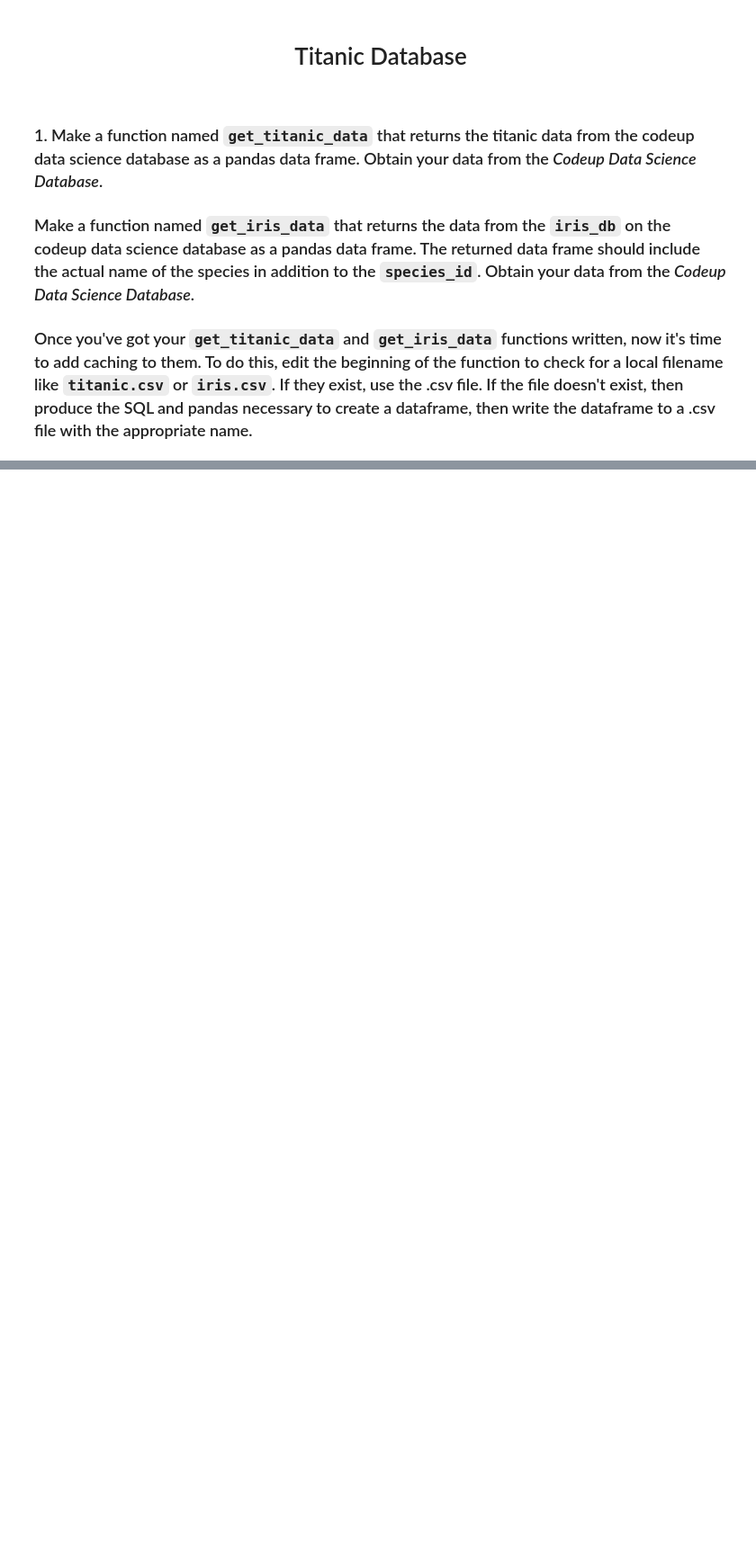
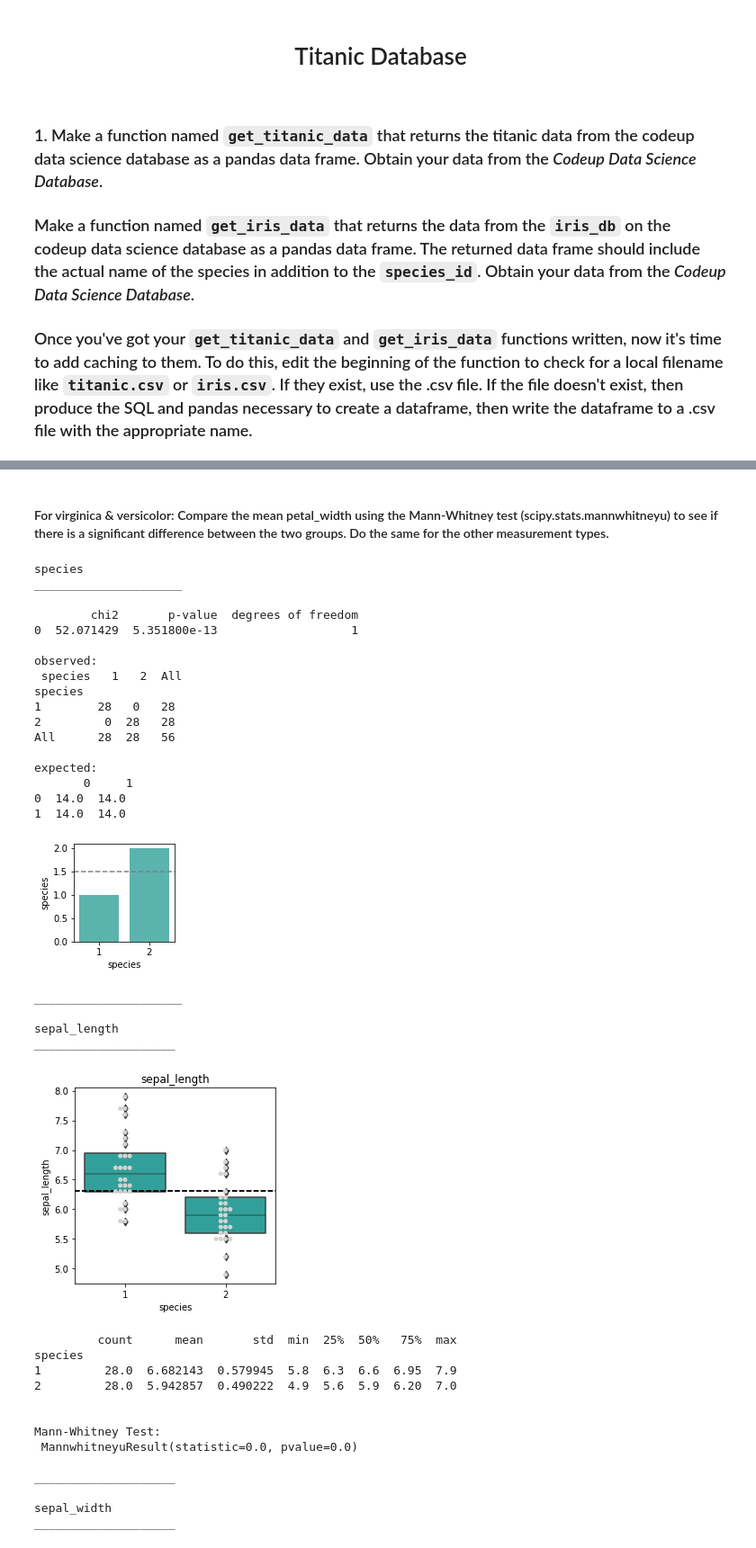
Before and after one commit to CharlesAtchison/classification-exercises, a Jupyter notebook: classification_exercises.ipynb, the cells around one changed output, grey strips where cells are left out. Shown at 90% size. Drawn from its saved outputs; the diff is of its cells as text; code cells hidden in the pictures; blank space fills up the shorter version.

```diff
--- a/classification_exercises.ipynb
+++ b/classification_exercises.ipynb
@@ -253,0 +436,42 @@ iris_df = get_iris_data()
+# %% [markdown]
+#### For virginica & versicolor: Compare the mean petal_width using the Mann-Whitney test (scipy.stats.mannwhitneyu) to see if there is a significant difference between the two groups. Do the same for the other measurement types.
+# %%
+# drop 'setosa' -> 0 results for species
+explore.explore_bivariate(df_train[(df_train.species != 0)], 'species', cat_vars, quant_vars)
+# %% [output]
+species
+_____________________
+
+        chi2       p-value  degrees of freedom
+0  52.071429  5.351800e-13                   1
+
+observed:
+ species   1   2  All
+species
+1        28   0   28
+2         0  28   28
+All      28  28   56
+
+expected:
+       0     1
+0  14.0  14.0
+1  14.0  14.0
+[figure, added]
+_____________________
+
+sepal_length
+____________________
+[figure, added]
+         count      mean       std  min  25%  50%   75%  max
+species
+1         28.0  6.682143  0.579945  5.8  6.3  6.6  6.95  7.9
+2         28.0  5.942857  0.490222  4.9  5.6  5.9  6.20  7.0
+
+
+Mann-Whitney Test:
+ MannwhitneyuResult(statistic=0.0, pvalue=0.0)
+
+____________________
+
+sepal_width
+____________________
```
Also changed, not shown: parts of 13 cells of this notebook, 1 other file.
